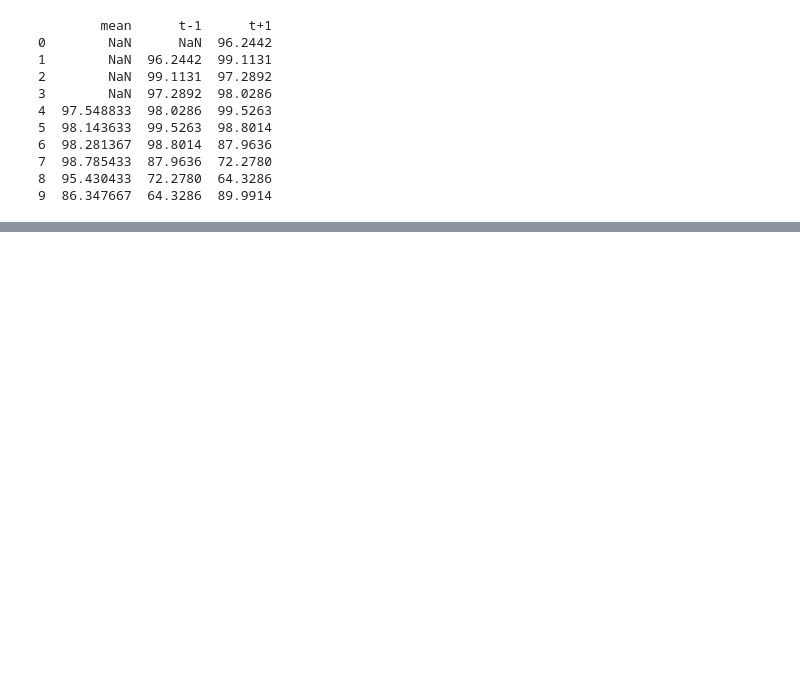
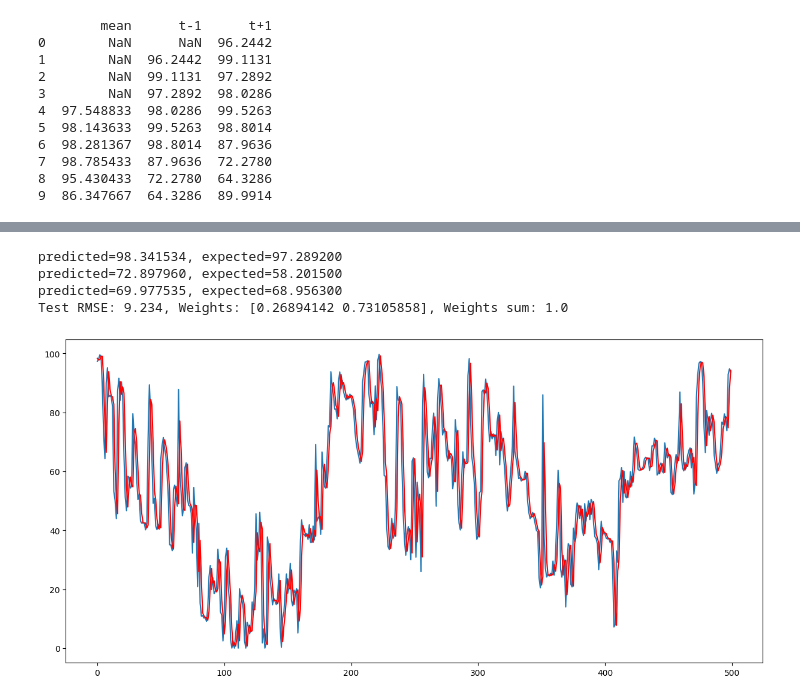
Before and after one commit to AlesKas/DIP, a Jupyter notebook: network_analytics_ma.ipynb, the cells around one changed output, grey strips where cells are left out. Cells and saved outputs as stored; diff of their text form; code cells hidden in the pictures; blank space fills up the shorter version.

```diff
--- a/network_analytics_ma.ipynb
+++ b/network_analytics_ma.ipynb
@@ -110,0 +189,8 @@ plt.show()
+# %%
+run_wma(2)
+# %% [output]
+predicted=98.341534, expected=97.289200
+predicted=72.897960, expected=58.201500
+predicted=69.977535, expected=68.956300
+Test RMSE: 9.234, Weights: [0.26894142 0.73105858], Weights sum: 1.0
+[figure, added]
```
Also changed, not shown: parts of 18 cells of this notebook, 3 other files.
